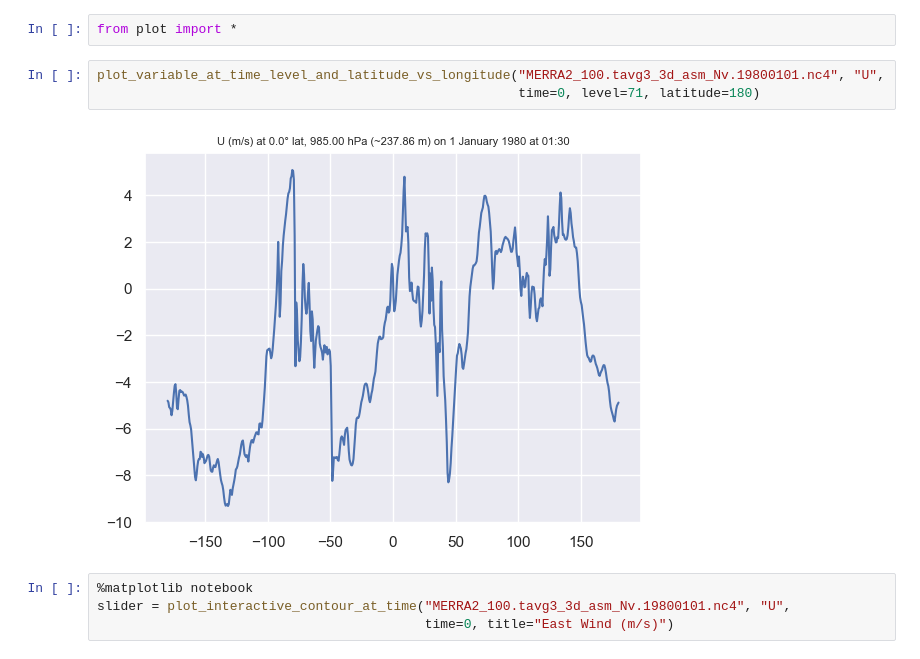
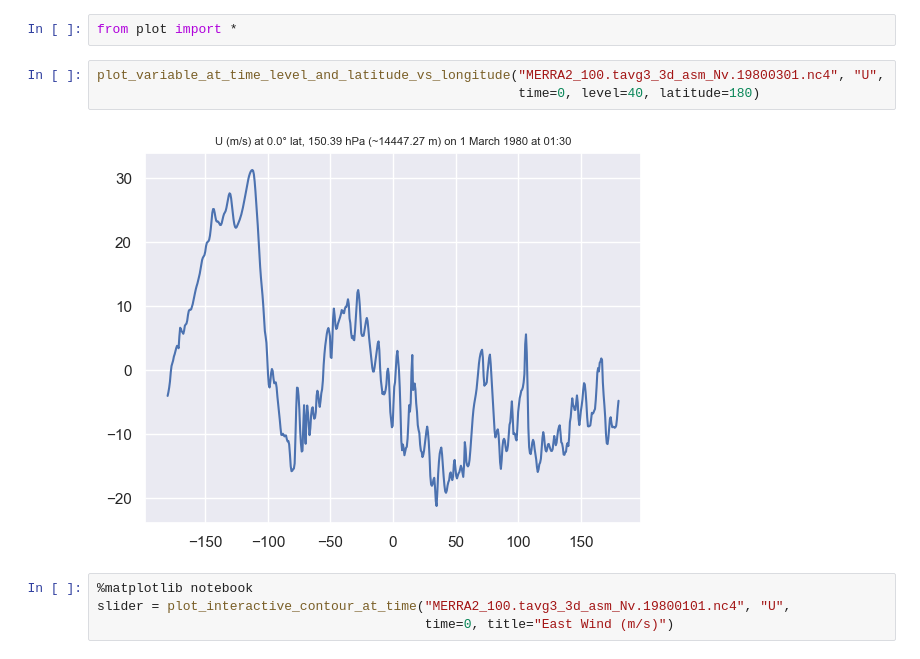
Before and after one commit to BhavyeMathur/wind-prediction-merra2, a Jupyter notebook: wind-prediction/WindGraphs - Core.ipynb, the cells around one changed output. Saved outputs shown, nothing was run; the diff lists cells and outputs as text.

```diff
--- a/wind-prediction/WindGraphs - Core.ipynb
+++ b/wind-prediction/WindGraphs - Core.ipynb
@@ -1,10 +1,10 @@
 # %%
 from plot import *
 # %%
-plot_variable_at_time_level_and_latitude_vs_longitude("MERRA2_100.tavg3_3d_asm_Nv.19800101.nc4", "U",
-                                                      time=0, level=71, latitude=180)
+plot_variable_at_time_level_and_latitude_vs_longitude("MERRA2_100.tavg3_3d_asm_Nv.19800301.nc4", "U",
+                                                      time=0, level=40, latitude=180)
 # %% [output]
-[figure, old version]
+[figure, new version]
 # %%
 %matplotlib notebook
 slider = plot_interactive_contour_at_time("MERRA2_100.tavg3_3d_asm_Nv.19800101.nc4", "U",
```
Also changed, not shown: 3 other files.
